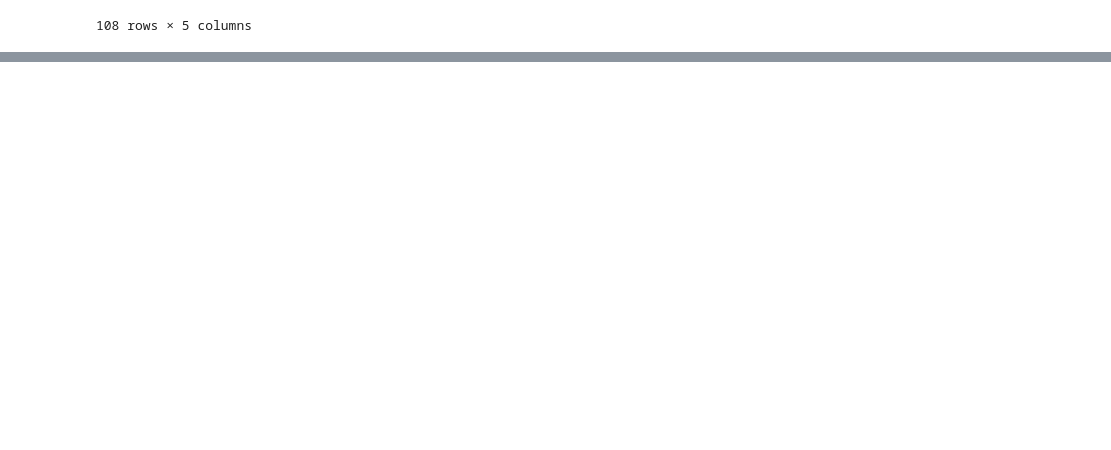
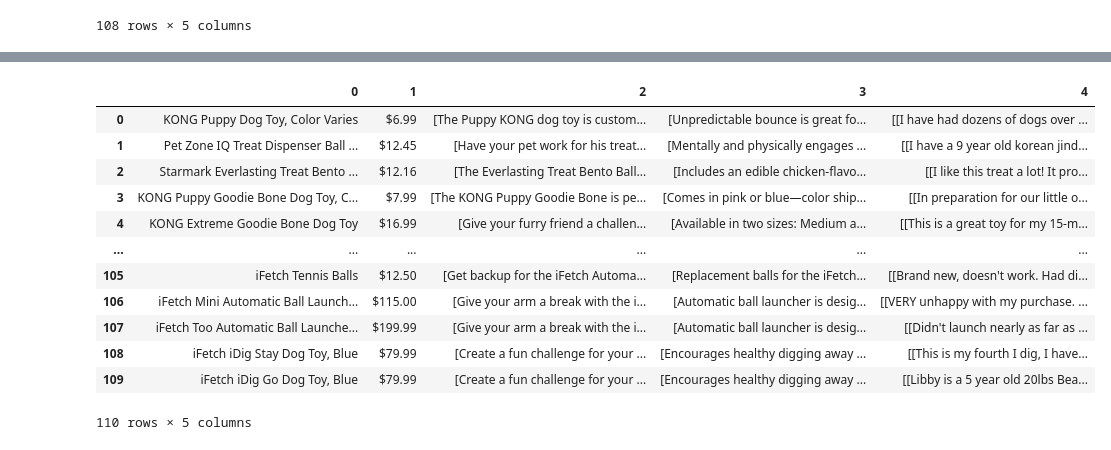
Before and after one commit to haleytaft/capstone, a Jupyter notebook: data-collection.ipynb, the cells around one changed output, grey strips where cells are left out. Drawn from its saved outputs; the diff is of its cells as text; code cells hidden in the pictures; blank space fills up the shorter version.

```diff
--- a/data-collection.ipynb
+++ b/data-collection.ipynb
@@ -502,0 +575,21 @@ except:
+# %%
+interactive_df_list = []
+for cat in interactive_toys:
+    for toy in cat:
+        interactive_df_list.append(toy)
+interactive_df = pd.DataFrame(interactive_df_list)
+interactive_df
+# %% [output]
+|  | 0 | 1 | 2 | 3 | 4 |
+| 0 | KONG Puppy Dog Toy, Color Varies | $6.99 | [The Puppy KONG dog toy is custom... | [Unpredictable bounce is great fo... | [[I have had dozens of dogs over ... |
+| 1 | Pet Zone IQ Treat Dispenser Ball ... | $12.45 | [Have your pet work for his treat... | [Mentally and physically engages ... | [[I have a 9 year old korean jind... |
+| 2 | Starmark Everlasting Treat Bento ... | $12.16 | [The Everlasting Treat Bento Ball... | [Includes an edible chicken-flavo... | [[I like this treat a lot! It pro... |
+| 3 | KONG Puppy Goodie Bone Dog Toy, C... | $7.99 | [The KONG Puppy Goodie Bone is pe... | [Comes in pink or blue—color ship... | [[In preparation for our little o... |
+| 4 | KONG Extreme Goodie Bone Dog Toy | $16.99 | [Give your furry friend a challen... | [Available in two sizes: Medium a... | [[This is a great toy for my 15-m... |
+| ... | ... | ... | ... | ... | ... |
+| 105 | iFetch Tennis Balls | $12.50 | [Get backup for the iFetch Automa... | [Replacement balls for the iFetch... | [[Brand new, doesn't work. Had di... |
+| 106 | iFetch Mini Automatic Ball Launch... | $115.00 | [Give your arm a break with the i... | [Automatic ball launcher is desig... | [[VERY unhappy with my purchase. ... |
+| 107 | iFetch Too Automatic Ball Launche... | $199.99 | [Give your arm a break with the i... | [Automatic ball launcher is desig... | [[Didn't launch nearly as far as ... |
+| 108 | iFetch iDig Stay Dog Toy, Blue | $79.99 | [Create a fun challenge for your ... | [Encourages healthy digging away ... | [[This is my fourth I dig, I have... |
+| 109 | iFetch iDig Go Dog Toy, Blue | $79.99 | [Create a fun challenge for your ... | [Encourages healthy digging away ... | [[Libby is a 5 year old 20lbs Bea... |
+110 rows × 5 columns
```
Also changed, not shown: parts of 10 cells of this notebook.
